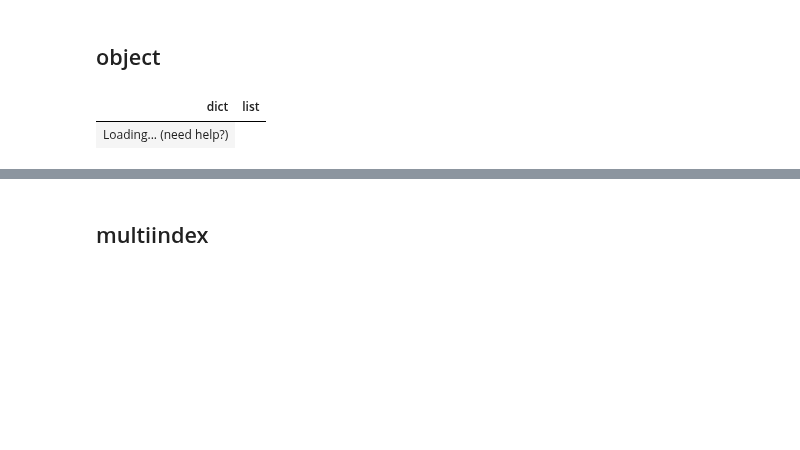
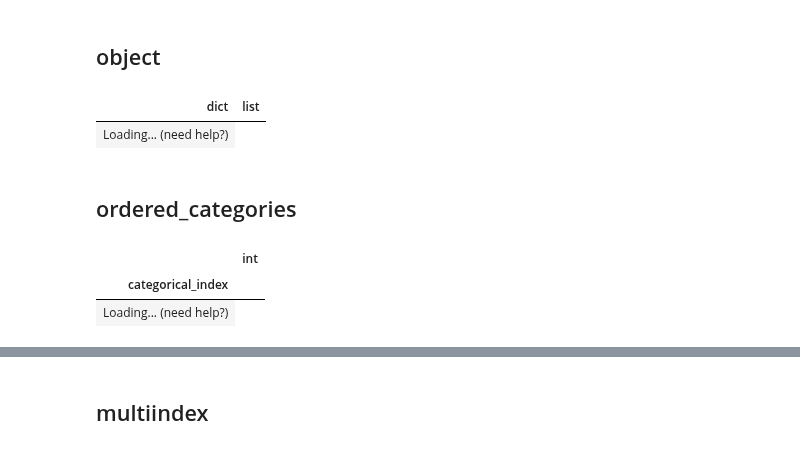
Before and after one commit to winvictorty/itables, a Jupyter notebook: _sources/sample_dataframes.ipynb, the cells around one changed output, grey strips where cells are left out. Saved outputs shown, nothing was run; the diff lists cells and outputs as text; code cells hidden in the pictures; blank space fills up the shorter version.

```diff
--- a/_sources/sample_dataframes.ipynb
+++ b/_sources/sample_dataframes.ipynb
@@ -74,3 +74,11 @@ show(dict_of_test_dfs["object"])
 # %% [output]
 | dict | list |
 | Loading... (need help?) |
+# %% [markdown]
+## ordered_categories
+# %%
+show(dict_of_test_dfs["ordered_categories"])
+# %% [output]
+|  | int |
+| categorical_index |  |
+| Loading... (need help?) |
```
Also changed, not shown: parts of 2 cells of this notebook, 11 other files.
